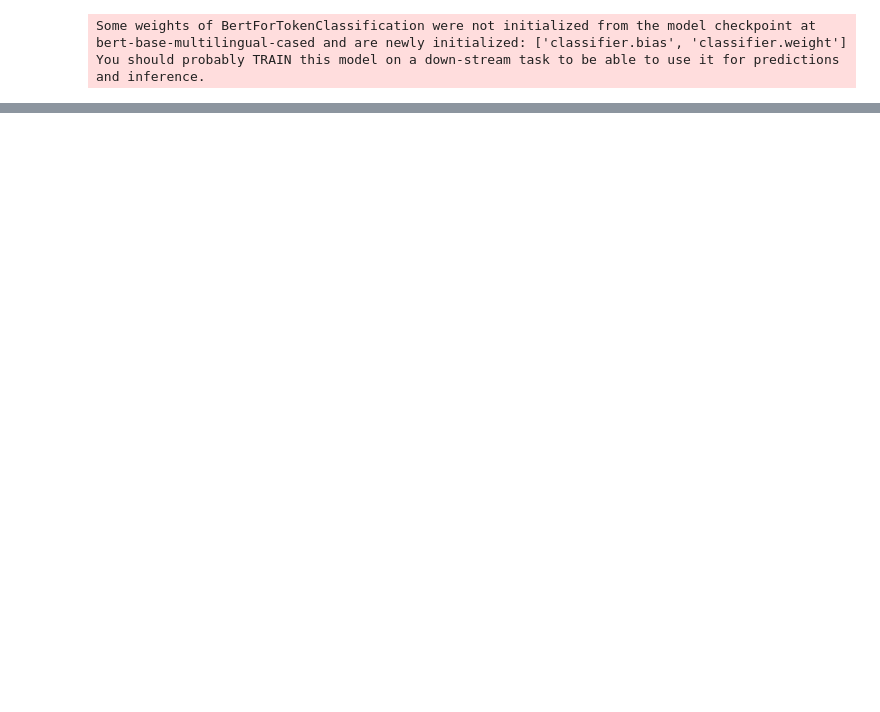
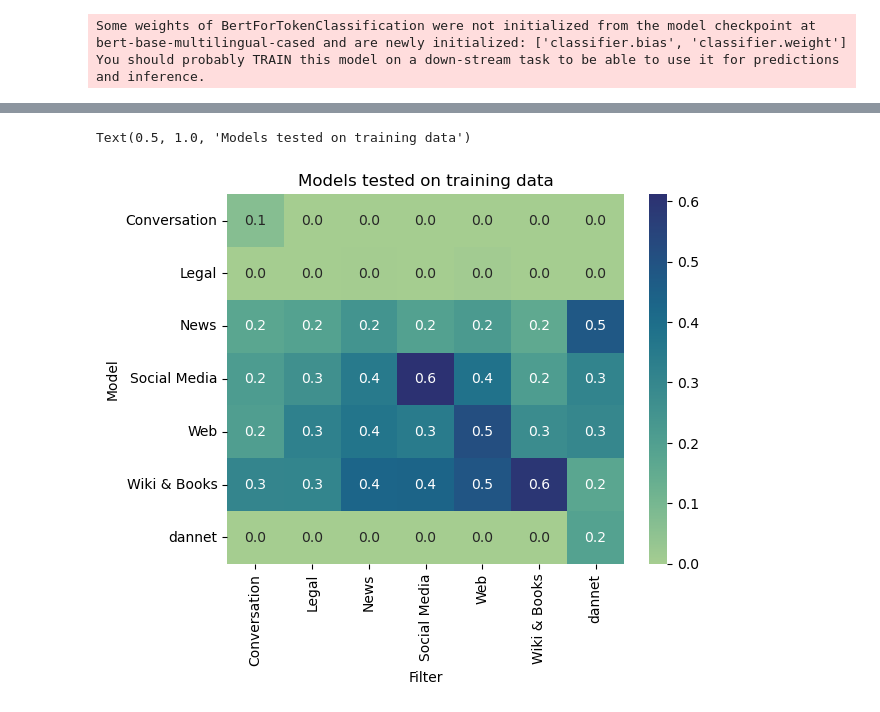
Before and after one commit to krusand/CrossNER-Active-Learning, a Jupyter notebook: spanf1.ipynb, the cells around one changed output, grey strips where cells are left out. Drawn from its saved outputs; the diff is of its cells as text; code cells hidden in the pictures; blank space fills up the shorter version.

```diff
--- a/spanf1.ipynb
+++ b/spanf1.ipynb
@@ -75,0 +99,19 @@ len(dev_loader)
+# %%
+import pandas as pd
+import seaborn as sns
+import matplotlib.pyplot as plt
+dfs = []
+
+for model_type in models_and_filters:
+    dfs.append(pd.DataFrame({'Model': [model_type]*7,
+                'Filter': f1_scores_training_data_load[model_type].keys(),
+                'F1_scores': f1_scores_training_data_load[model_type].values()}))
+
+f1_df = pd.concat(dfs).pivot(index="Model", columns="Filter", values="F1_scores")
+
+
+sns.heatmap(f1_df,annot=True, fmt='.1f',cmap=sns.color_palette("crest", as_cmap=True))
+plt.title("Models tested on training data")
+# %% [output]
+Text(0.5, 1.0, 'Models tested on training data')
+[figure, added]
```
Also changed, not shown: parts of 5 cells of this notebook.
